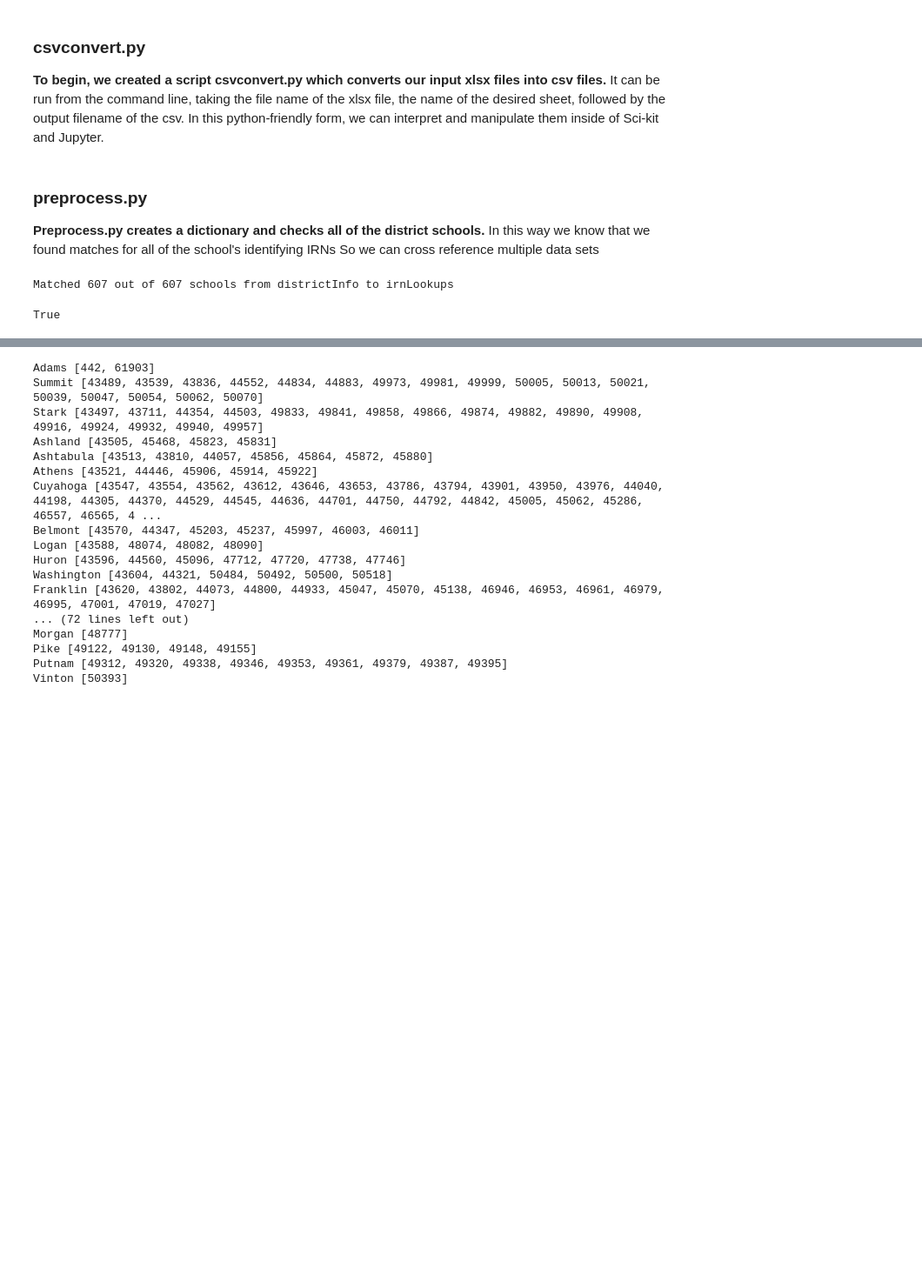
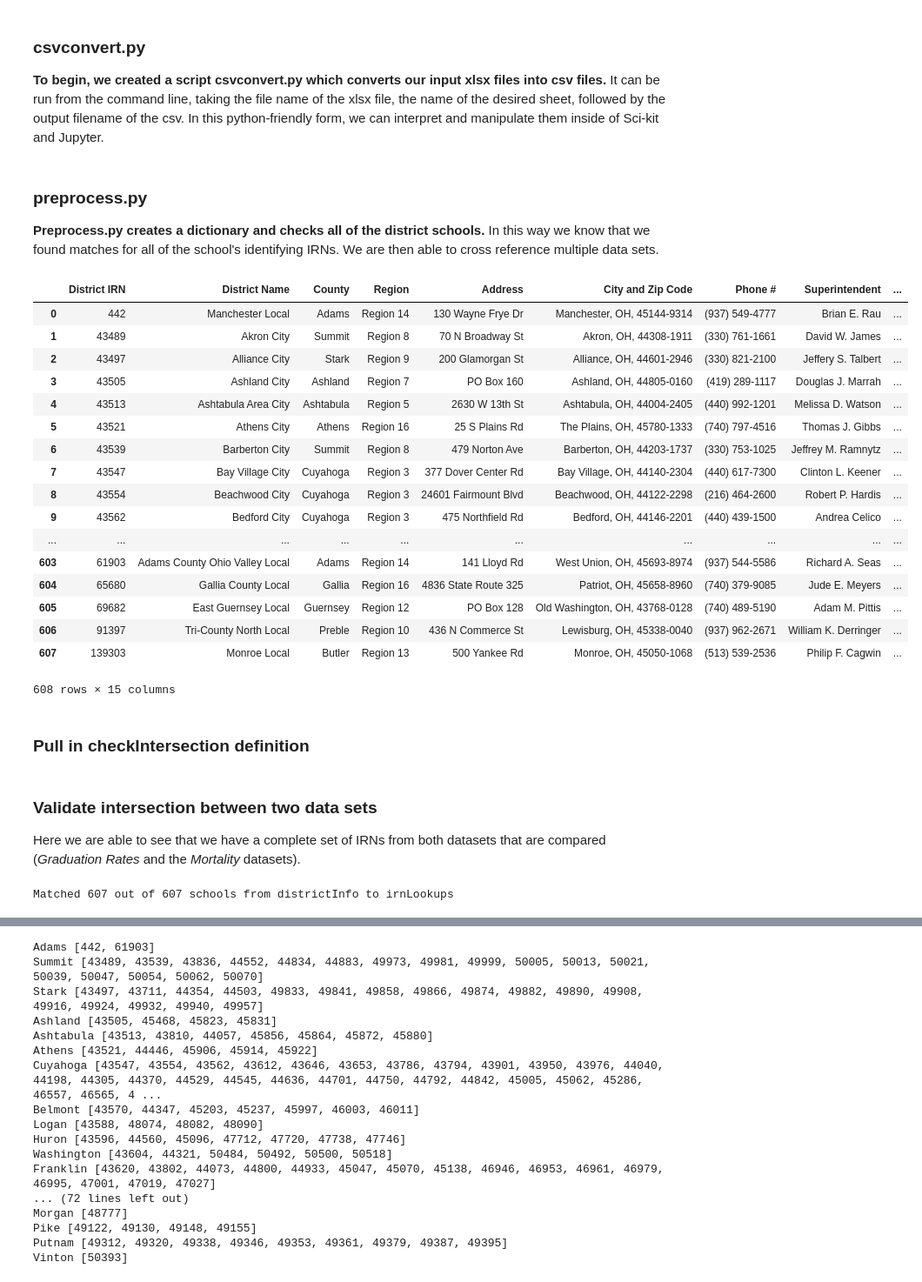
Before and after one commit to jonathondgebhardt/ML-Final-Project, a Jupyter notebook: jupyter-notebook.ipynb, the cells around one changed output, grey strips where cells are left out. Shown at 87% size. Drawn from its saved outputs; the diff is of its cells as text; code cells hidden in the pictures; blank space fills up the shorter version.

Commit message:
Updated jupyter notebook, did a little housekeeping, began toying with pandas

```diff
--- a/jupyter-notebook.ipynb
+++ b/jupyter-notebook.ipynb
@@ -8,14 +72,14 @@ It can be run from the command line, taking the file name of the xlsx file, the
 ### preprocess.py
 
 **Preprocess.py creates a dictionary and checks all of the district schools.**
-In this way we know that we found matches for all of the school's identifying IRNs
-So we can cross reference multiple data sets
+In this way we know that we found matches for all of the school's identifying IRNs. We are then able to cross reference multiple data sets.
 # %%
 # %load preprocess.py
 #!/usr/bin/env python3
 
 import csv
-
+import pandas as pd
+import numpy as np
 
 def checkIntersection():
     matched = []
@@ -91,21 +155,37 @@ with open('district.csv', newline='') as csvfile:
 # Trim off first two rows which are column names and empty space
 districtInfo = districtInfo[2:]
 
-
-# Validate intersection between two data sets
-# checkIntersection()
-
-# Print list of matching IRNs
-# printLookups(irnLookups)
+# load a csv
+df = pd.read_csv('grad.csv')
+# %%
+df
+# %% [output]
+|  | District IRN | District Name | County | Region | Address | City and Zip Code | Phone # | Superintendent | ... |
+| 0 | 442 | Manchester Local | Adams | Region 14 | 130 Wayne Frye Dr | Manchester, OH, 45144-9314 | (937) 549-4777 | Brian E. Rau | ... |
+| 1 | 43489 | Akron City | Summit | Region 8 | 70 N Broadway St | Akron, OH, 44308-1911 | (330) 761-1661 | David W. James | ... |
+| 2 | 43497 | Alliance City | Stark | Region 9 | 200 Glamorgan St | Alliance, OH, 44601-2946 | (330) 821-2100 | Jeffery S. Talbert | ... |
+| 3 | 43505 | Ashland City | Ashland | Region 7 | PO Box 160 | Ashland, OH, 44805-0160 | (419) 289-1117 | Douglas J. Marrah | ... |
+| 4 | 43513 | Ashtabula Area City | Ashtabula | Region 5 | 2630 W 13th St | Ashtabula, OH, 44004-2405 | (440) 992-1201 | Melissa D. Watson | ... |
+| 5 | 43521 | Athens City | Athens | Region 16 | 25 S Plains Rd | The Plains, OH, 45780-1333 | (740) 797-4516 | Thomas J. Gibbs | ... |
+| 6 | 43539 | Barberton City | Summit | Region 8 | 479 Norton Ave | Barberton, OH, 44203-1737 | (330) 753-1025 | Jeffrey M. Ramnytz | ... |
+| 7 | 43547 | Bay Village City | Cuyahoga | Region 3 | 377 Dover Center Rd | Bay Village, OH, 44140-2304 | (440) 617-7300 | Clinton L. Keener | ... |
+| 8 | 43554 | Beachwood City | Cuyahoga | Region 3 | 24601 Fairmount Blvd | Beachwood, OH, 44122-2298 | (216) 464-2600 | Robert P. Hardis | ... |
+| 9 | 43562 | Bedford City | Cuyahoga | Region 3 | 475 Northfield Rd | Bedford, OH, 44146-2201 | (440) 439-1500 | Andrea Celico | ... |
+| ... | ... | ... | ... | ... | ... | ... | ... | ... | ... |
+| 603 | 61903 | Adams County Ohio Valley Local | Adams | Region 14 | 141 Lloyd Rd | West Union, OH, 45693-8974 | (937) 544-5586 | Richard A. Seas | ... |
+| 604 | 65680 | Gallia County Local | Gallia | Region 16 | 4836 State Route 325 | Patriot, OH, 45658-8960 | (740) 379-9085 | Jude E. Meyers | ... |
+| 605 | 69682 | East Guernsey Local | Guernsey | Region 12 | PO Box 128 | Old Washington, OH, 43768-0128 | (740) 489-5190 | Adam M. Pittis | ... |
+| 606 | 91397 | Tri-County North Local | Preble | Region 10 | 436 N Commerce St | Lewisburg, OH, 45338-0040 | (937) 962-2671 | William K. Derringer | ... |
+| 607 | 139303 | Monroe Local | Butler | Region 13 | 500 Yankee Rd | Monroe, OH, 45050-1068 | (513) 539-2536 | Philip F. Cagwin | ... |
+608 rows × 15 columns
+# %% [markdown]
+### Pull in checkIntersection definition
 # %%
 from preprocess import checkIntersection
-checkIntersection()
-# %% [output]
-Matched 607 out of 607 schools from districtInfo to irnLookups
-# %%
-import os
-import csv
-from preprocess import printLookups
-os.path.isfile('/home/alex/Documents/Classes/MachineLearning/Final_Project/ML-Final-Project/grad.csv')
-# %% [output]
-True
+# %% [markdown]
+### Validate intersection between two data sets
+Here we are able to see that we have a complete set of IRNs from both datasets that are compared (_Graduation Rates_ and the _Mortality_ datasets).
+# %%
+checkIntersection()
+# %% [output]
+Matched 607 out of 607 schools from districtInfo to irnLookups
```
Also changed, not shown: parts of 6 cells of this notebook, 2 other files.
